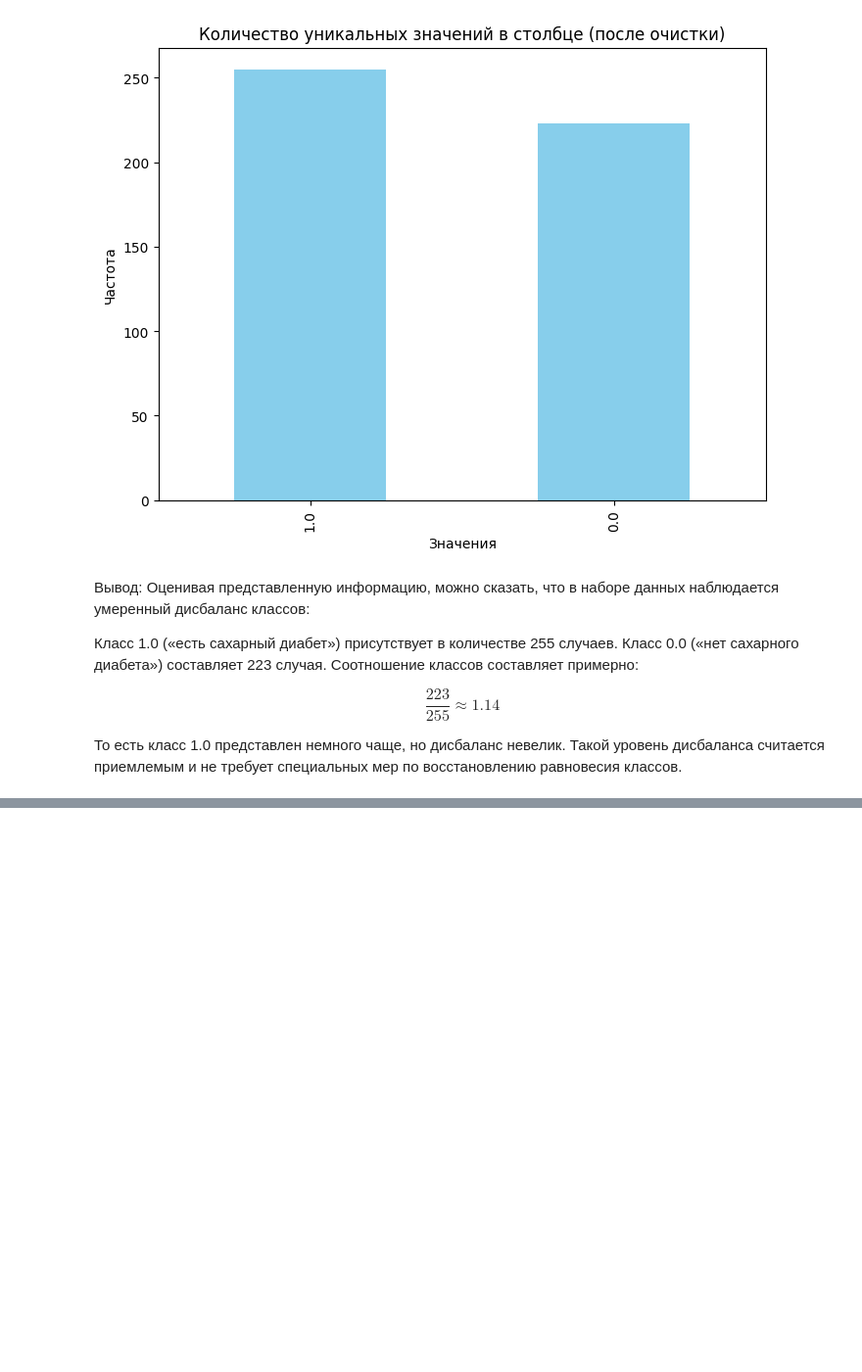
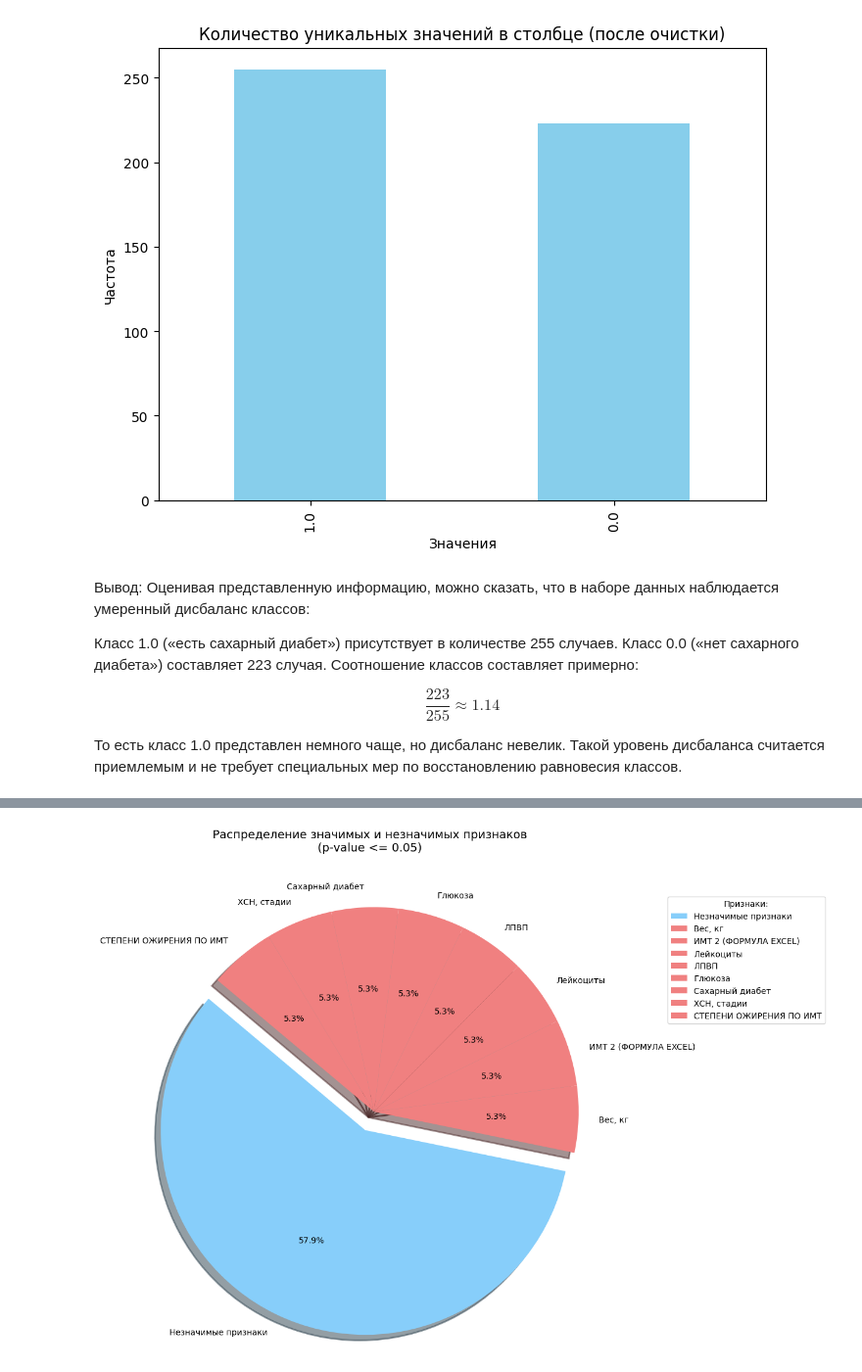
Before and after one commit to Antoha2024/DiplomProductStar, a Jupyter notebook: DS47_1_diabetes_ds.ipynb, the cells around one changed output, grey strips where cells are left out. Shown at 98% size. Drawn from its saved outputs; the diff is of its cells as text; code cells hidden in the pictures; blank space fills up the shorter version.

```diff
--- a/DS47_1_diabetes_ds.ipynb
+++ b/DS47_1_diabetes_ds.ipynb
@@ -205,0 +281,63 @@ $$\frac{223}{255} \approx 1.14$$
+# %%
+import pandas as pd
+import matplotlib.pyplot as plt
+from scipy.stats import ttest_ind, f_oneway
+
+# Функция для проверки статистической значимости
+def check_statistical_significance(df, group_col, feature_col):
+    groups = df.groupby(group_col)
+    samples = []
+    for _, grp in groups:
+        samples.append(grp[feature_col])
+
+    if len(samples) == 2:
+        return ttest_ind(*samples, equal_var=False)
+    else:
+        return f_oneway(*samples)
+
+# Предположим, у вас есть dataset selected_df и список клинических признаков clinical_cols,
+# включая целевой признак target_col.
+
+# Получаем статистику по каждому признаку
+stat_results = {}
+for col in clinical_cols[:-1]:  # Исключаем целевую переменную
+    result = check_statistical_significance(selected_df, target_col, col)
+    stat_results[col] = {'statistic': result.statistic, 'p-value': result.pvalue}
+
+# Преобразуем в DataFrame
+results_df = pd.DataFrame(stat_results).transpose()
+
+# Подсчет количества значимых и незначимых признаков
+sig_features = results_df.query("`p-value` <= 0.05").index.tolist()  # Список значимых признаков
+non_sig_count = len(clinical_cols[:-1]) - len(sig_features)
+
+# Создание структуры для группировки результатов
+if sig_features:
+    significant_sizes = [1]*len(sig_features)  # Размер каждой отдельной секции равняется единице
+else:
+    significant_sizes = []  # Если нет значимых признаков, массив пуст
+
+# Общая структура для графика
+total_sizes = [non_sig_count] + significant_sizes
+labels = ['Незначимые признаки'] + sig_features
+colors = ['lightskyblue'] + ['lightcoral']*len(significant_sizes)
+explode = [0.1] + [0]*len(significant_sizes)  # Выделение первой группы (незначимых признаков)
+
+# Построение общей круговой диаграммы
+fig, ax = plt.subplots(figsize=(10, 10))
+ax.pie(
+    total_sizes,
+    explode=explode,
+    labels=labels,
+    colors=colors,
+    autopct='%1.1f%%',
+    shadow=True,
+    startangle=140,
+    wedgeprops={'linewidth': 2}  # Увеличенная толщина линий
+)
+ax.axis('equal')
+ax.set_title('Распределение значимых и незначимых признаков\n(p-value <= 0.05)', pad=50, fontsize=14)
+plt.legend(title="Признаки:", loc='best', bbox_to_anchor=(1, 0, 0.5, 1))
+plt.show()
+# %% [output]
+[figure, added]
```
Also changed, not shown: parts of 8 cells of this notebook.
